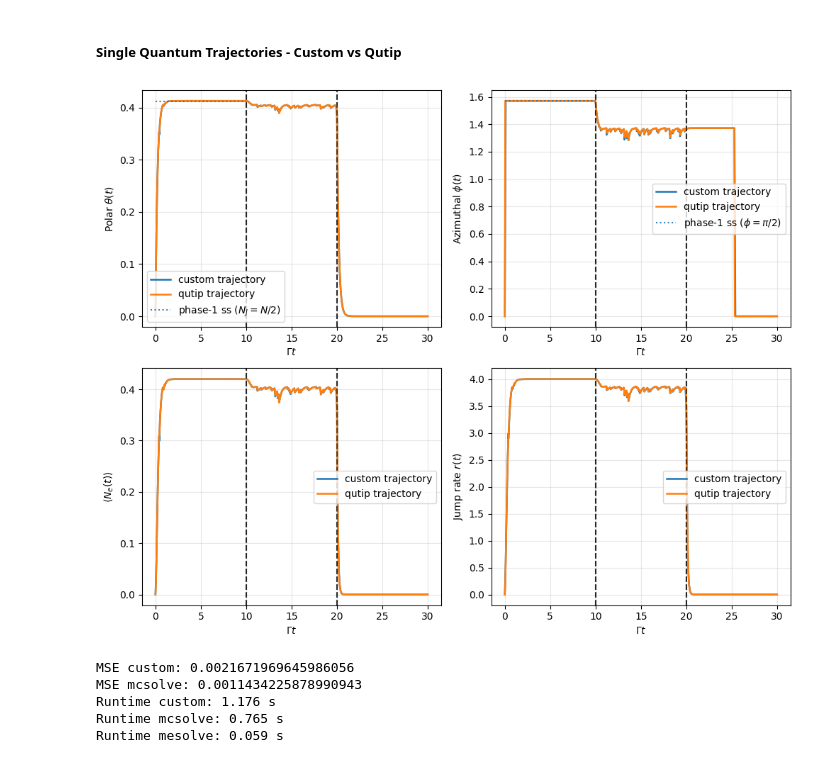
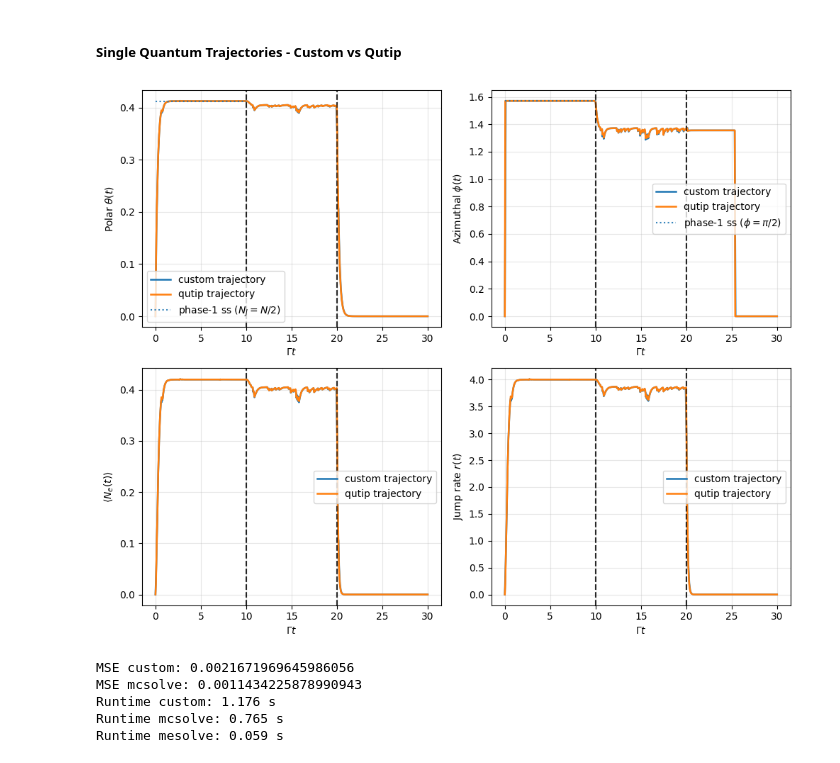
Before and after one commit to AsharKamal98/cavity-OAT, a Jupyter notebook: main.ipynb, the cells around one changed output. Saved outputs shown, nothing was run; the diff lists cells and outputs as text; code cells hidden in the pictures.

```diff
--- a/main.ipynb
+++ b/main.ipynb
@@ -2,6 +2,7 @@
 # Parameters
 # %%
 from common.utils import (
+    check_initial_sector_omega_ratio,
     omega_c,
     default_three_phase_protocol,
 )
@@ -12,7 +13,7 @@ import numpy as np
 %load_ext autoreload
 %autoreload 2
 
-N = 80
+N = 60
 gamma = 1.0
 Omega_ratio = 0.4
 delta0 = 1.0
@@ -29,7 +30,7 @@ phases = default_three_phase_protocol(
     Omega0=Omega0,
 )
 
-seed = 4
+seed = 1234
 dt = 1e-2
 save_every = 10
 # %% [markdown]
@@ -297,6 +451,19 @@ def mcsolve_v_custom_trajectory(print_numerics = False, shifted_jump_operator=Fa
 
     # Custom single trajectory
     sector_coeffs = centered_sector_initial_coeffs(N, half_width=0)
+    ratio_check = check_initial_sector_omega_ratio(
+        sector_coeffs,
+        Omega=max(abs(phase.omega) for phase in phases),
+        Gamma=gamma,
+    )
+    if not ratio_check["is_valid"]:
+        print(
+            "Omega/Omega_c check not valid: "
+            f"Omega={ratio_check['omega']}, Omega_c={ratio_check['omega_c']}, "
+            f"smallest Nj={ratio_check['min_nj']}, ratio={ratio_check['ratio']}"
+        )
+        return None
+
     result = simulate_single_trajectory(
         N=N,
         gamma=gamma,
@@ -317,44 +484,41 @@ def mcsolve_v_custom_trajectory(print_numerics = False, shifted_jump_operator=Fa
         phases=phases,
         num_points=600,
         ntraj=1,
-        seed=1234,
+        seed=seed,
         shifted_jump_operator=shifted_jump_operator,
     )
     obs_qutip = qutip_fixed_nj_mcsolve_observables(qt_sim)
 
-    # Plotting
     output_dir = Path("output")
     output_dir.mkdir(exist_ok=True)
     fig, axes = plot_trajectory_angles_and_excitation(
         obs,
         phases,
         label="custom trajectory",
     )
     fig, axes = plot_trajectory_angles_and_excitation(
         obs_qutip,
         phases,
         axes=axes,
         label="qutip trajectory",
         show_phase1_ss=True,
         output_path=output_dir / "qutip_vs_custom.png",
     )
 
     if print_numerics:
-        # Jump times - custom vs Qutip
         traj_jump_times = np.round(np.array(result.jump_times), 4)
         qutip_traj_times = np.round(np.array(qt_sim["result"].col_times[0]), 4)
 
         print("traj_jump_times", traj_jump_times)
         print("qutip_traj_times", qutip_traj_times)
 
-        # Which jumps - Qutip
         qutip_traj_jumps = qt_sim["result"].col_which
         print("qutip_traj_jumps", qutip_traj_jumps)
 
 
 mcsolve_v_custom_trajectory(shifted_jump_operator=False)
 # %% [output]
-[figure, old version]
+[figure, new version]
 # %%
 def observable_mse(
     ntraj=10,
```
Also changed, not shown: parts of 6 cells of this notebook, 14 other files.
